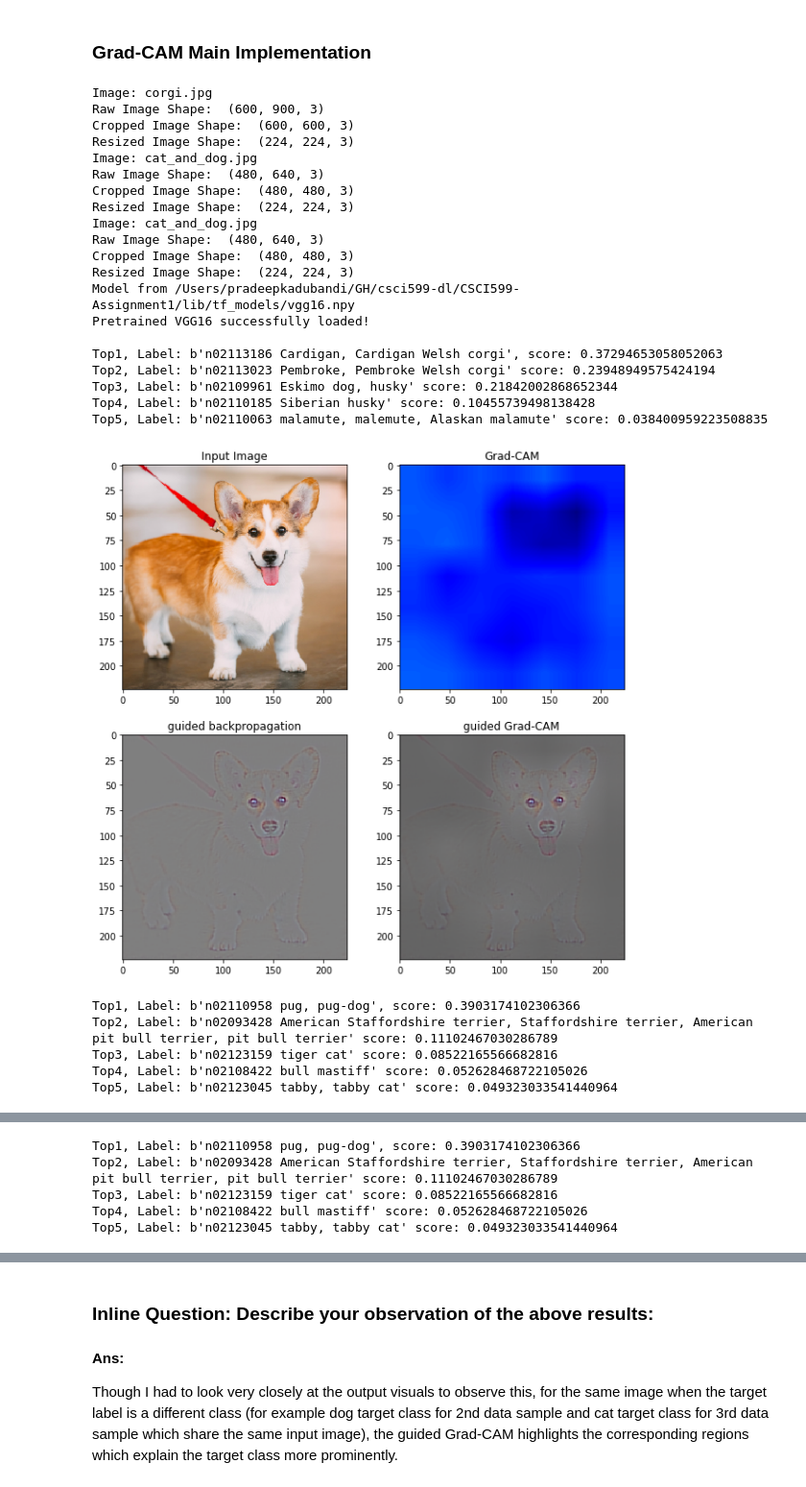
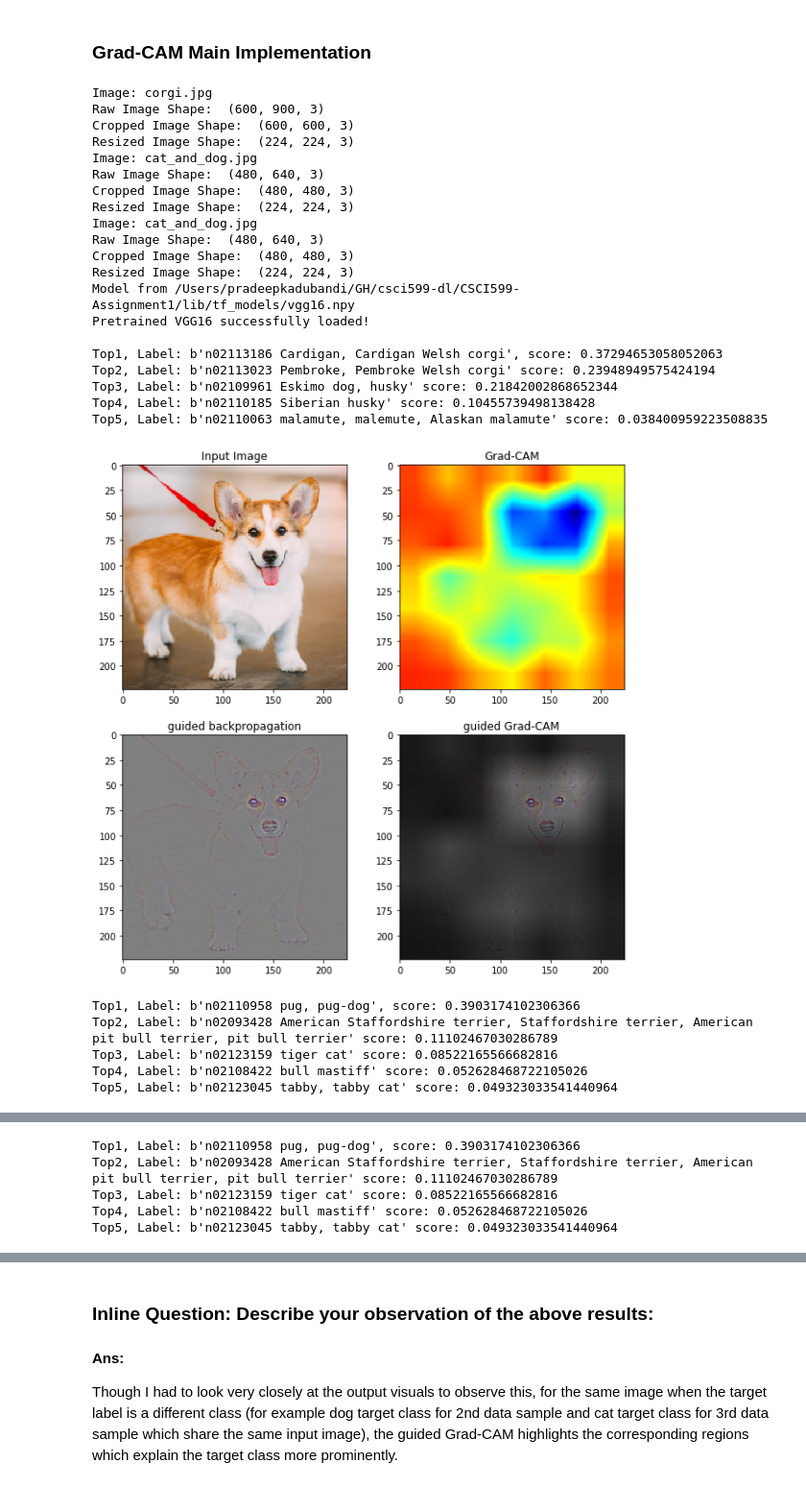
Before and after one commit to PradeepKadubandi/CSCI599-Assignment1, a Jupyter notebook: Problem_4.ipynb, the cells around one changed output, grey strips where cells are left out. Shown at 96% size. Cells and saved outputs as stored; diff of their text form; code cells hidden in the pictures.

```diff
--- a/Problem_4.ipynb
+++ b/Problem_4.ipynb
@@ -810,7 +810,7 @@ with graph.as_default():
         # The loss is then defined as the average of the signal                     #
         #############################################################################
         signal_op = tf.multiply(vgg.fc8, vgg.labels)
-        loss_op = tf.reduce_mean(signal_op, axis=1)
+        loss_op = tf.reduce_sum(signal_op, axis=1)
 
         #############################################################################
         # TODO: Compute the gradient of pool5 layer for generating Grad-CAM         #
@@ -820,7 +820,8 @@ with graph.as_default():
         #############################################################################
         # TODO: Perform a guided backpropagtion back to the input layer             #
         #############################################################################
-        gb_grads_op = tf.gradients(loss_op, vgg.inputs)[0]
+        cost_op = (-1) * tf.reduce_sum(tf.multiply(tf.log(vgg.prob), vgg.labels), axis=1)
+        gb_grads_op = tf.gradients(cost_op, vgg.inputs)[0]
 
         eps = tf.constant(1e-5)
         #############################################################################
@@ -843,34 +844,34 @@ with tf.Session(graph=graph) as sess:
     #############################################################################
     feed_dict = {vgg.inputs: minibatch, vgg.labels: one_hot_labels}
     fetches = [gb_grads_op, vgg.pool5, pool5_grads_norm_op, vgg.prob]
     gb_grads, pool5_act, pool5_grads, prob = sess.run(fetches, feed_dict=feed_dict)
 
     # Visualize the Grad-CAM
     for i in range(batch_size):
         top1, top5 = predicted_labels(prob[i], "lib/synset.txt")
         visualize(minibatch[i], pool5_act[i], pool5_grads[i], gb_grads[i])
 # %% [output]
 Image: corgi.jpg
 Raw Image Shape:  (600, 900, 3)
 Cropped Image Shape:  (600, 600, 3)
 Resized Image Shape:  (224, 224, 3)
 Image: cat_and_dog.jpg
 Raw Image Shape:  (480, 640, 3)
 Cropped Image Shape:  (480, 480, 3)
 Resized Image Shape:  (224, 224, 3)
 Image: cat_and_dog.jpg
 Raw Image Shape:  (480, 640, 3)
 Cropped Image Shape:  (480, 480, 3)
 Resized Image Shape:  (224, 224, 3)
 Model from /Users/pradeepkadubandi/GH/csci599-dl/CSCI599-Assignment1/lib/tf_models/vgg16.npy
 Pretrained VGG16 successfully loaded!
 
 Top1, Label: b'n02113186 Cardigan, Cardigan Welsh corgi', score: 0.37294653058052063
 Top2, Label: b'n02113023 Pembroke, Pembroke Welsh corgi' score: 0.23948949575424194
 Top3, Label: b'n02109961 Eskimo dog, husky' score: 0.21842002868652344
 Top4, Label: b'n02110185 Siberian husky' score: 0.10455739498138428
 Top5, Label: b'n02110063 malamute, malemute, Alaskan malamute' score: 0.038400959223508835
-[figure, old version]
+[figure, new version]
 Top1, Label: b'n02110958 pug, pug-dog', score: 0.3903174102306366
 Top2, Label: b'n02093428 American Staffordshire terrier, Staffordshire terrier, American pit bull terrier, pit bull terrier' score: 0.11102467030286789
 Top3, Label: b'n02123159 tiger cat' score: 0.08522165566682816
```
Also changed, not shown: parts of 1 cell of this notebook.
